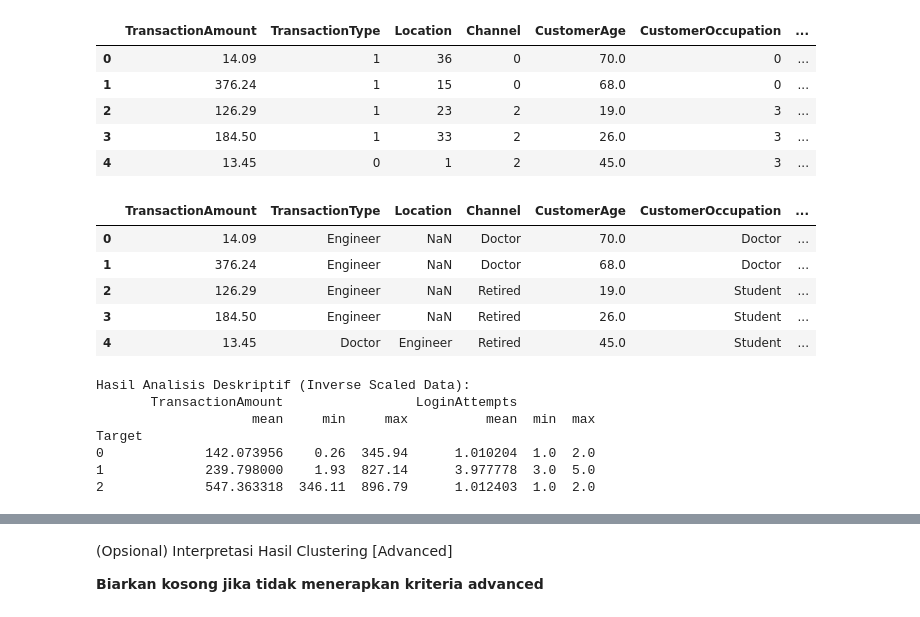
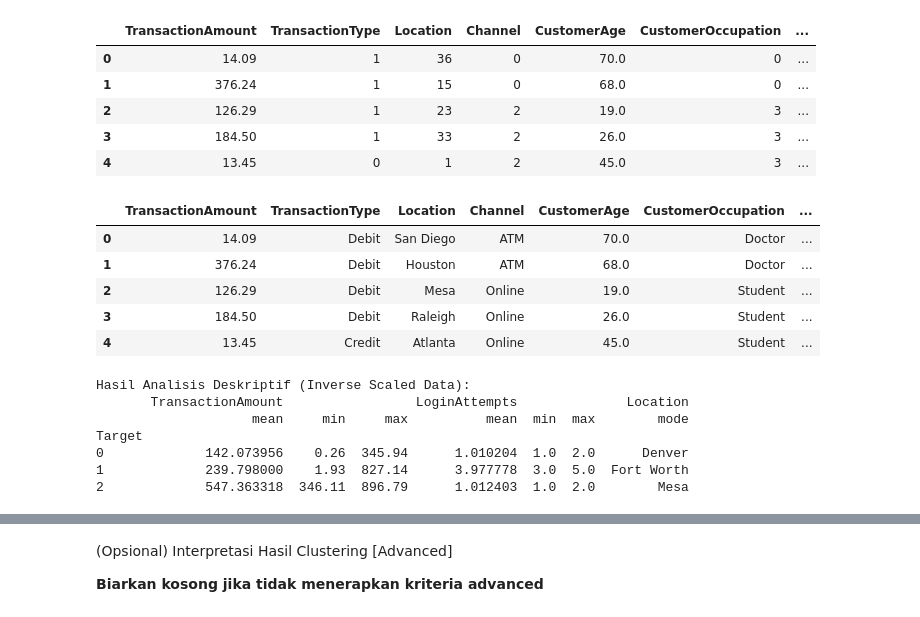
Before and after one commit to redomeire/banking-ml, a Jupyter notebook: [Clustering]_Submission_Akhir_BMLP_Redomeire.ipynb, the cells around one changed output, grey strips where cells are left out. Saved outputs shown, nothing was run; the diff lists cells and outputs as text; code cells hidden in the pictures.

```diff
--- a/[Clustering]_Submission_Akhir_BMLP_Redomeire.ipynb
+++ b/[Clustering]_Submission_Akhir_BMLP_Redomeire.ipynb
@@ -240,10 +240,12 @@ df_scaled.head()
 # Melakukan feature encoding menggunakan LabelEncoder() untuk fitur kategorikal.
 # Pastikan kamu menggunakan function head setelah melalukan encoding.
 category_features = df_scaled.select_dtypes(include=['object']).columns
-label_encoder = LabelEncoder()
+encoders = {}
 
 for col in category_features:
+    label_encoder = LabelEncoder()
     df_scaled[col] = label_encoder.fit_transform(df_scaled[col])
+    encoders[col] = label_encoder
 
 df_scaled.head()
 # %% [output]
@@ -566,38 +568,40 @@ df_result_inverse.head()
 # %%
 # inverse dataset yang sudah diencode ke kategori aslinya.
 # Lengkapi kode berikut jika ingin menerapkan kriteria ini (silakan hapus simbol pagar pada kode yang akan digunakan.)
 # Create a mapping for each categorical column to map encoded values back to original categories
 for col in category_features:
-    mapping = dict(zip(label_encoder.transform(label_encoder.classes_), label_encoder.classes_))
-    df_result_inverse[col] = df_result_inverse[col].map(mapping)
+    encoder = encoders[col]
+    df_result_inverse[col] = encoder.inverse_transform(df_result_inverse[col])
 # tampilkan dataset yang sudah di-inverse
 df_result_inverse.head()
 # %% [output]
 |  | TransactionAmount | TransactionType | Location | Channel | CustomerAge | CustomerOccupation | ... |
-| 0 | 14.09 | Engineer | NaN | Doctor | 70.0 | Doctor | ... |
-| 1 | 376.24 | Engineer | NaN | Doctor | 68.0 | Doctor | ... |
-| 2 | 126.29 | Engineer | NaN | Retired | 19.0 | Student | ... |
-| 3 | 184.50 | Engineer | NaN | Retired | 26.0 | Student | ... |
-| 4 | 13.45 | Doctor | Engineer | Retired | 45.0 | Student | ... |
+| 0 | 14.09 | Debit | San Diego | ATM | 70.0 | Doctor | ... |
+| 1 | 376.24 | Debit | Houston | ATM | 68.0 | Doctor | ... |
+| 2 | 126.29 | Debit | Mesa | Online | 19.0 | Student | ... |
+| 3 | 184.50 | Debit | Raleigh | Online | 26.0 | Student | ... |
+| 4 | 13.45 | Credit | Atlanta | Online | 45.0 | Student | ... |
 # %%
 # Lakukan analisis deskriptif minimal mean, min dan max untuk fitur numerik dan mode untuk kategorikal seperti pada basic tetapi menggunakan data yang sudah diinverse.
 # pastikan output menghasilkan agregasi dan groupby bersamaan dengan mean, min, dan max kembali setelah melakukan inverse.
 aggregation_functions = {
     'TransactionAmount': ['mean', 'min', 'max'],
-    'LoginAttempts': ['mean', 'min', 'max']
+    'LoginAttempts': ['mean', 'min', 'max'],
+    'Location': lambda x: x.mode()[0],
 }
 
 grouped_inverse_df = df_result_inverse.groupby('Target').agg(aggregation_functions)
+grouped_inverse_df = grouped_inverse_df.rename(columns={'<lambda>': 'mode'})
 print("Hasil Analisis Deskriptif (Inverse Scaled Data):")
 print(grouped_inverse_df)
 # %% [output]
 Hasil Analisis Deskriptif (Inverse Scaled Data):
-       TransactionAmount                 LoginAttempts
-                    mean     min     max          mean  min  max
+       TransactionAmount                 LoginAttempts              Location
+                    mean     min     max          mean  min  max        mode
 Target
-0             142.073956    0.26  345.94      1.010204  1.0  2.0
-1             239.798000    1.93  827.14      3.977778  3.0  5.0
-2             547.363318  346.11  896.79      1.012403  1.0  2.0
+0             142.073956    0.26  345.94      1.010204  1.0  2.0      Denver
+1             239.798000    1.93  827.14      3.977778  3.0  5.0  Fort Worth
+2             547.363318  346.11  896.79      1.012403  1.0  2.0        Mesa
 # %% [markdown]
 ## Menjelaskan karakteristik tiap cluster berdasarkan rentangnya setelah inverse.
 1. **Cluster 1: (Nasabah Berisiko Tinggi / Aktivitas Mencurigakan)**:
```
Also changed, not shown: parts of 3 cells of this notebook, 6 other files.
